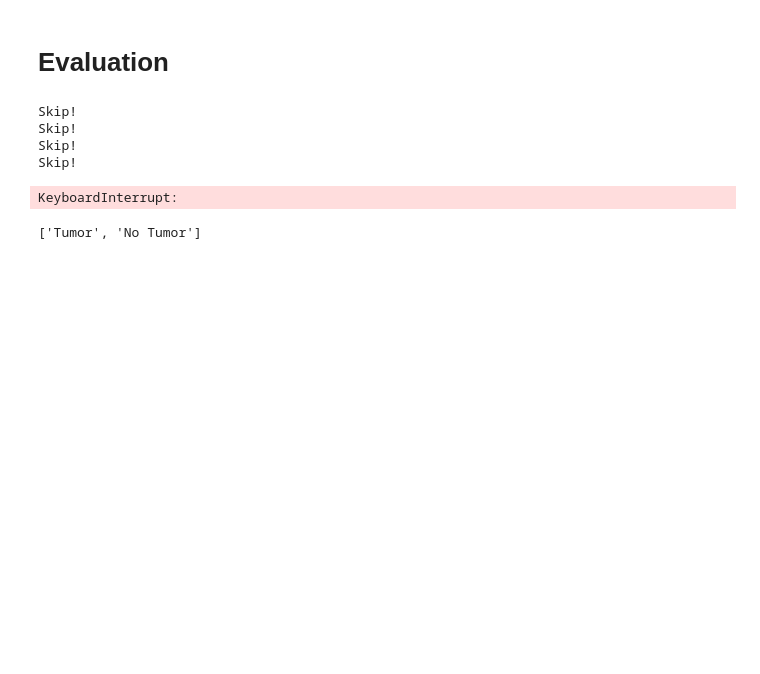
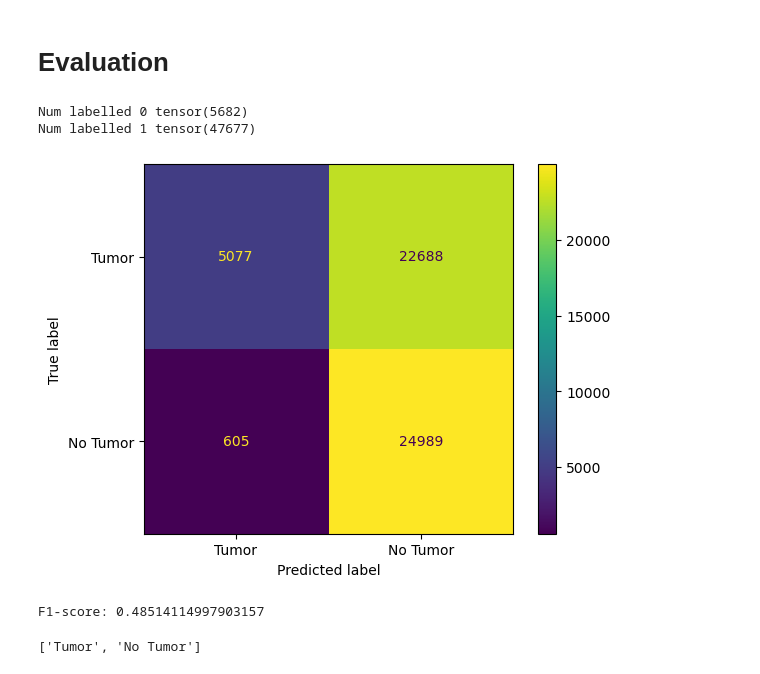
Before and after one commit to FranzSw/7-vs-capsule, a Jupyter notebook: src/classification.ipynb, the cells around one changed output. Drawn from its saved outputs; the diff is of its cells as text; code cells hidden in the pictures; blank space fills up the shorter version.

```diff
--- a/src/classification.ipynb
+++ b/src/classification.ipynb
@@ -243,38 +255,47 @@ Best val Acc: 0.893514
 # %%
 import matplotlib.pyplot as plt
 
 from sklearn.metrics import confusion_matrix, ConfusionMatrixDisplay, f1_score
 
-
+num_labelled_1 = 0
+num_labelled_0 = 0
 y_true = np.array([])
 y_pred = np.array([])
 with torch.no_grad():
     for i, (inputs, classes, bboxes) in enumerate(dataloaders['val']):
         x = np.unique(classes, axis=0)
         if len(x) < 2:
-            print("Skip!")
+            pass
+            #print("Skip!")
             # continue
+        _, classIndices = torch.max(classes.cpu(), 1)
+
+        num_labelled_1 += classIndices.sum()
+        num_labelled_0 += classIndices.size()[0]-classIndices.sum()
+
+
         inputs = inputs.to(device)
         classes = classes.to(device)
         outputs, _, _ = model(inputs)
 
 
         preds = predicted_indices_from_outputs(outputs).cpu()
         _, labels = torch.max(classes.cpu(), 1)
 
         y_true = np.concatenate((y_true, preds))
         y_pred = np.concatenate((y_pred, labels))
 
+print("Num labelled 0", num_labelled_0)
+print("Num labelled 1", num_labelled_1)
 disp = ConfusionMatrixDisplay(confusion_matrix=confusion_matrix(y_true, y_pred), display_labels=ds.class_names)
 disp.plot()
 plt.show()
 print("F1-score:",f1_score(y_true, y_pred, average="weighted") )
 # %% [output]
-Skip!
-Skip!
-Skip!
-Skip!
+Num labelled 0 tensor(5682)
+Num labelled 1 tensor(47677)
+[figure, added]
-KeyboardInterrupt:
+F1-score: 0.48514114997903157
 # %%
 ds.class_names
 # %% [output]
```
Also changed, not shown: parts of 10 cells of this notebook, 5 other files.
